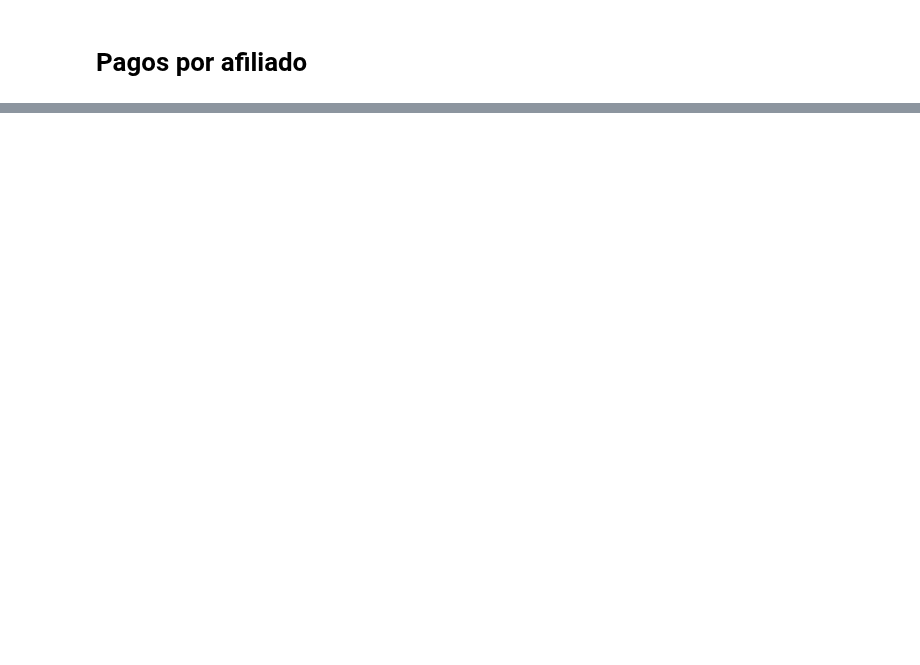
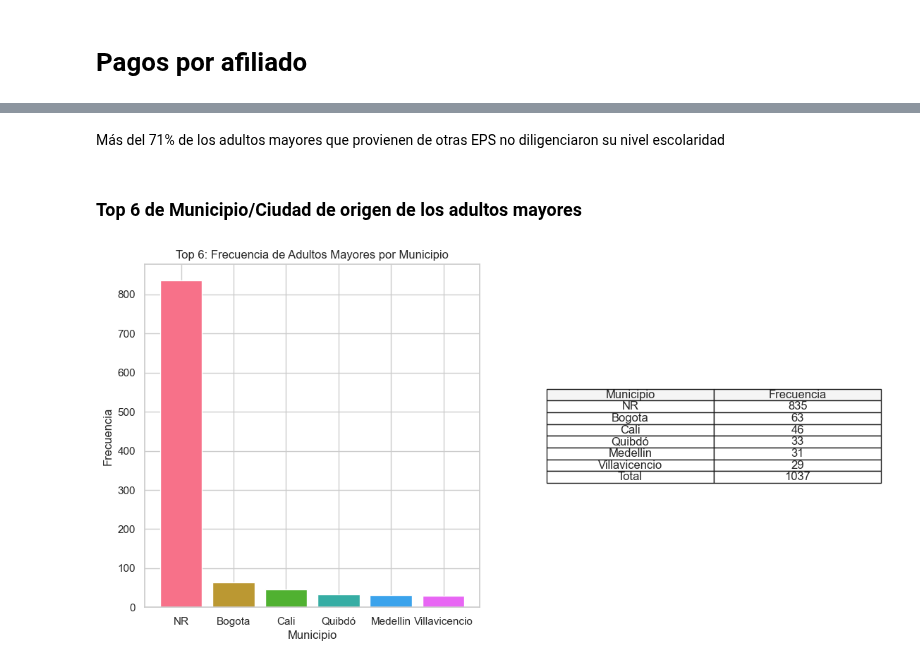
Before and after one commit to Jujo2040751/Proyecto-DataScience, a Jupyter notebook: proy.ipynb, the cells around one changed output, grey strips where cells are left out. Cells and saved outputs as stored; diff of their text form; code cells hidden in the pictures; blank space fills up the shorter version.

```diff
--- a/proy.ipynb
+++ b/proy.ipynb
@@ -414,0 +353,35 @@ Pagos del usuario Gerardo Villanueva Pinto (Cedula: 936170522).
+# %% [markdown]
+Más del 71% de los adultos mayores que provienen de otras EPS no diligenciaron su nivel escolaridad
+# %% [markdown]
+<h3> Top 6 de Municipio/Ciudad de origen de los adultos mayores
+# %%
+import matplotlib.pyplot as plt
+import seaborn as sns  # Seaborn es una biblioteca de visualización que proporciona paletas de colores
+
+df_frecuencia_adulto_mayor_municipio = dF_resultado_persona_mayor['municipio'].value_counts()
+top6 = df_frecuencia_adulto_mayor_municipio.head(6)
+
+plt.figure(figsize=(12, 6))
+
+plt.subplot(1, 2, 1)
+# paleta de colores categóricos color palette)
+colors = sns.color_palette("husl", len(top6))
+bars = plt.bar(top6.index, top6.values, color=colors)
+
+plt.xlabel('Municipio')
+plt.ylabel('Frecuencia')
+plt.title('Top 6: Frecuencia de Adultos Mayores por Municipio')
+
+plt.subplot(1, 2, 2)
+plt.axis('off')
+
+table_data = [(municipio, frecuencia) for municipio, frecuencia in zip(top6.index, top6.values)]
+table_data.append(('Total', top6.sum()))
+
+table = plt.table(cellText=table_data, colLabels=['Municipio', 'Frecuencia'], loc='center', cellLoc='center', colColours=['#f5f5f5']*2)
+table.auto_set_font_size(False)
+table.set_fontsize(12)
+
+plt.show()
+# %% [output]
+[figure, added]
```
Also changed, not shown: parts of 35 cells of this notebook.
